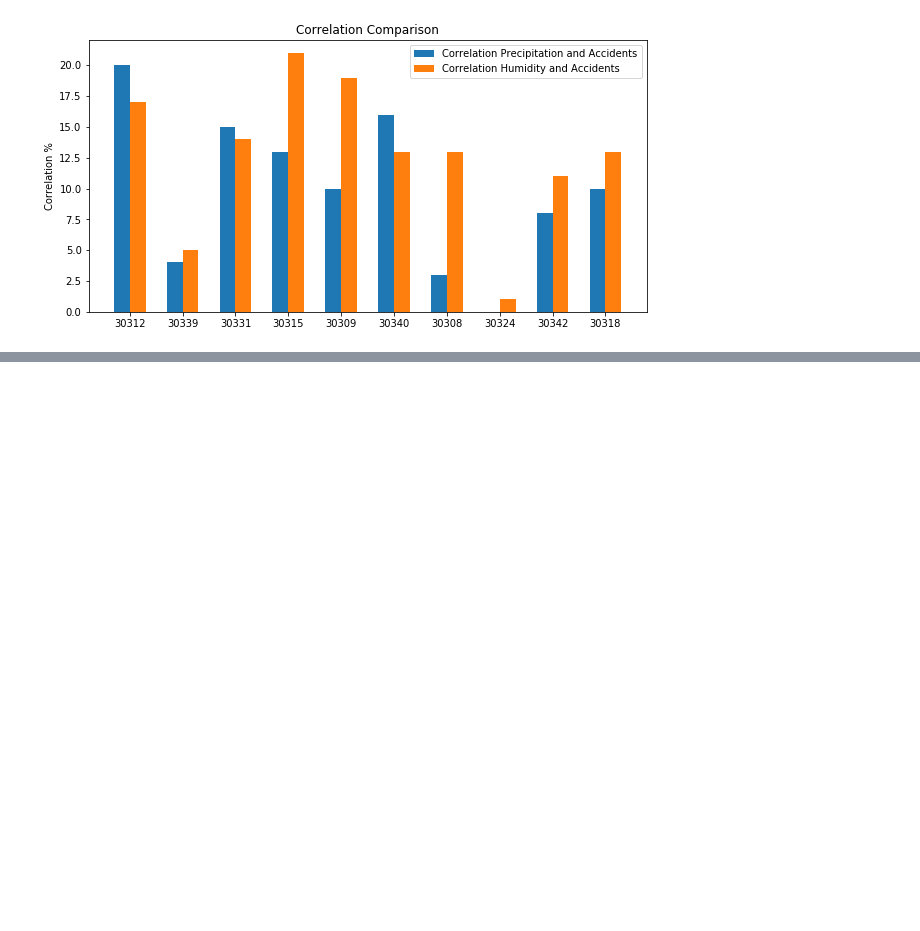
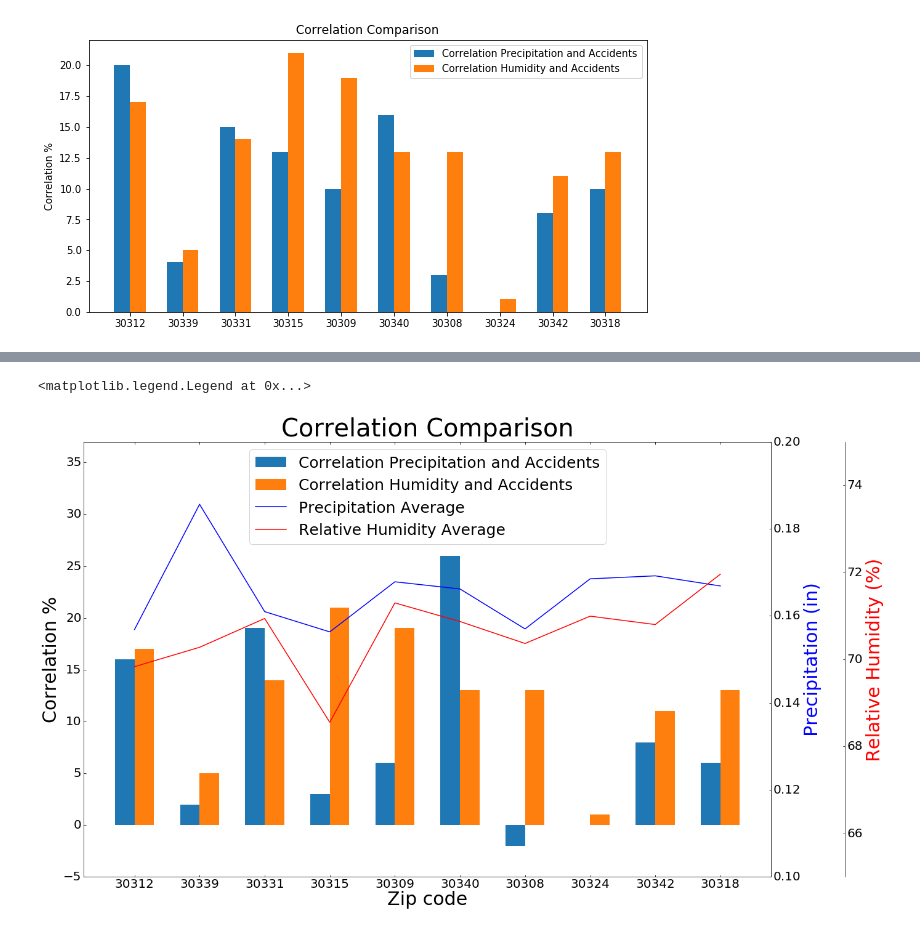
Before and after one commit to alexcaughman/iteration_station, a Jupyter notebook: slw_bar_charts-FINAL_AP_edits.ipynb, the cells around one changed output, grey strips where cells are left out. Saved outputs shown, nothing was run; the diff lists cells and outputs as text; code cells hidden in the pictures; blank space fills up the shorter version.

Commit message:
updating barchart with precip correlation

```diff
--- a/slw_bar_charts-FINAL_AP_edits.ipynb
+++ b/slw_bar_charts-FINAL_AP_edits.ipynb
@@ -814,6 +818,8 @@ sum(precip_avg_list)/10
 
 plt.figure(figsize=(20,13))
 host = host_subplot(111, axes_class=AA.Axes)
+#correlation of precipitation and accidents
+orange_bar = (pcorrlist)
 
 #create additional axes on right with same x axis
 par1 = host.twinx()
@@ -833,11 +839,11 @@ par2.axis["right"] = new_fixed_axis(loc="right",
 par2.axis["right"].toggle(all=True)
 
 #set y limits for bar chart axis
-host.set_ylim(0, 35)
+host.set_ylim(-5, 37)
 
 #set y limits for right axes
-par1.set_ylim(.15, .187)
-par2.set_ylim(68.5, 71.96)
+par1.set_ylim(.1, .2)
+par2.set_ylim(65, 75)
 
 #update name of xticks to zip codes
 plt.xticks(ind, (x_ticks_labels))
@@ -847,33 +853,36 @@ host.set_xlabel("Zip code", fontsize = 20)
 host.set_ylabel("Correlation %")
 par1.set_ylabel("Precipitation (in)")
 par2.set_ylabel("Relative Humidity (%)")
 
 #update font sizes
 plt.ylabel('Correlation %', fontsize = 40)
 plt.title('Correlation Comparison', fontsize = 40)
 
 host.axis["left"].major_ticklabels.set_fontsize(20)
 host.axis["bottom"].major_ticklabels.set_fontsize(20)
 host.axis["left"].label.set_fontsize(30)
 host.axis["bottom"].label.set_fontsize(30)
 
 par1.axis["right"].major_ticklabels.set_fontsize(20)
 par1.axis["right"].label.set_fontsize(30)
 
 par2.axis["right"].label.set_fontsize(30)
 par2.axis["right"].major_ticklabels.set_fontsize(20)
 
 #plot bar chart
-plt.bar(ind-(width/2), blue_bar , width, label='Correlation Precipitation and Accidents')
+plt.bar(ind-(width/2), orange_bar , width, label='Correlation Precipitation and Accidents')
 plt.bar(ind + (width/2), green_bar, width, label='Correlation Humidity and Accidents')
 
 #plot line charts
-p2, = par1.plot(ind, precip_avg_list, label="Precipitation Avg", color = 'b')
-p3, = par2.plot(ind,hum_avg_list , label="Relative Humidity Avg", color = 'red')
+p2, = par1.plot(ind, precip_avg_list, label="Precipitation Average", color = 'b')
+p3, = par2.plot(ind,hum_avg_list , label="Relative Humidity Average", color = 'red')
 
 #update axis colors
 par1.axis["right"].label.set_color(p2.get_color())
 par2.axis["right"].label.set_color(p3.get_color())
 
 #plot legend
 plt.legend(loc='upper center', fontsize = 25)
+# %% [output]
+<matplotlib.legend.Legend at 0x...>
+[figure, added]
```
Also changed, not shown: parts of 2 cells of this notebook.
